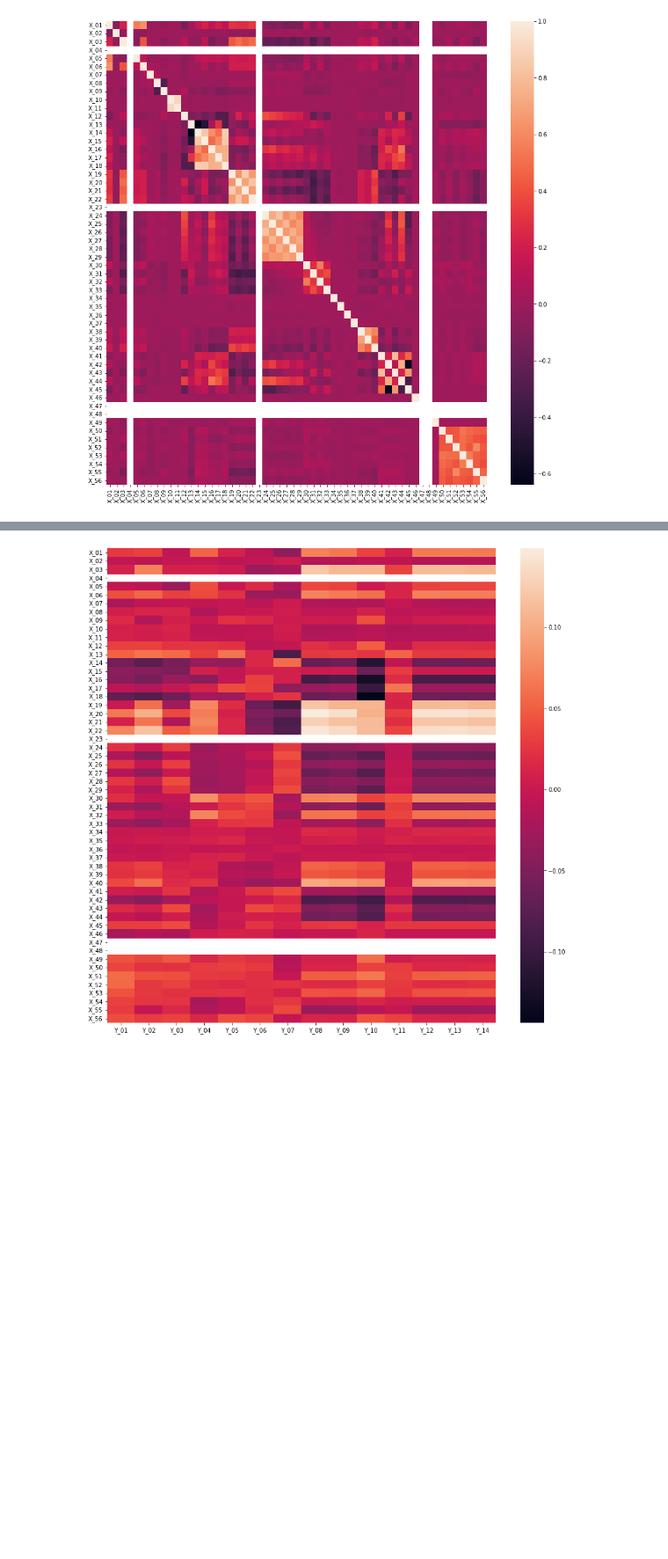
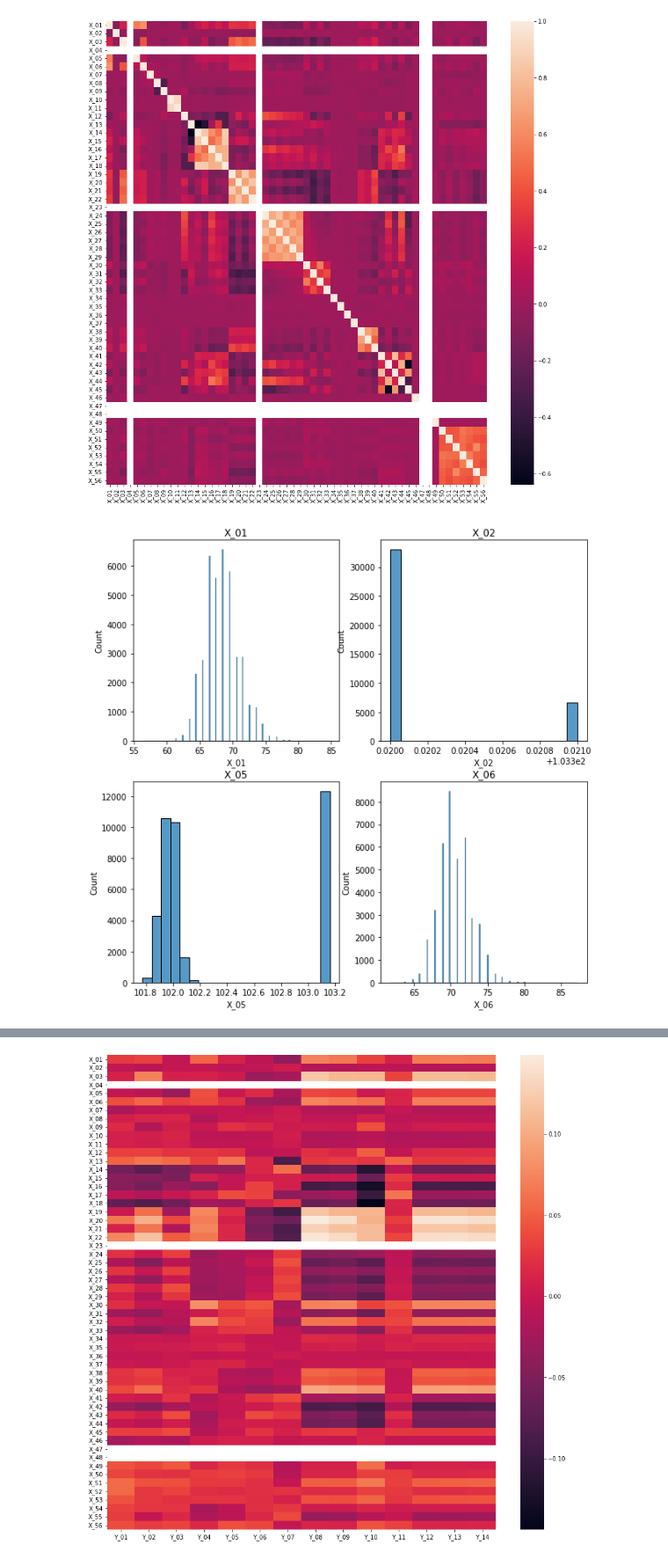
Before and after one commit to chi-hun/dacon, a Jupyter notebook: 자율주행_센서의_안테나_성능_예측_AI_경진대회.ipynb, the cells around one changed output, grey strips where cells are left out. Shown at 88% size. Cells and saved outputs as stored; diff of their text form; code cells hidden in the pictures; blank space fills up the shorter version.

```diff
--- a/자율주행_센서의_안테나_성능_예측_AI_경진대회.ipynb
+++ b/자율주행_센서의_안테나_성능_예측_AI_경진대회.ipynb
@@ -91,3 +91,13 @@ sns.heatmap(cc)
 plt.show()
 # %% [output]
 [figure]
+# %%
+wh = ['X_01', 'X_02', 'X_05', 'X_06']
+plt.figure(figsize=(10,10))
+for i in range(len(wh)):
+    plt.subplot(2,2,i+1)
+    plt.title(wh[i])
+    sns.histplot(train[wh[i]])
+plt.show()
+# %% [output]
+[figure, added]
```
Also changed, not shown: parts of 54 cells of this notebook.
